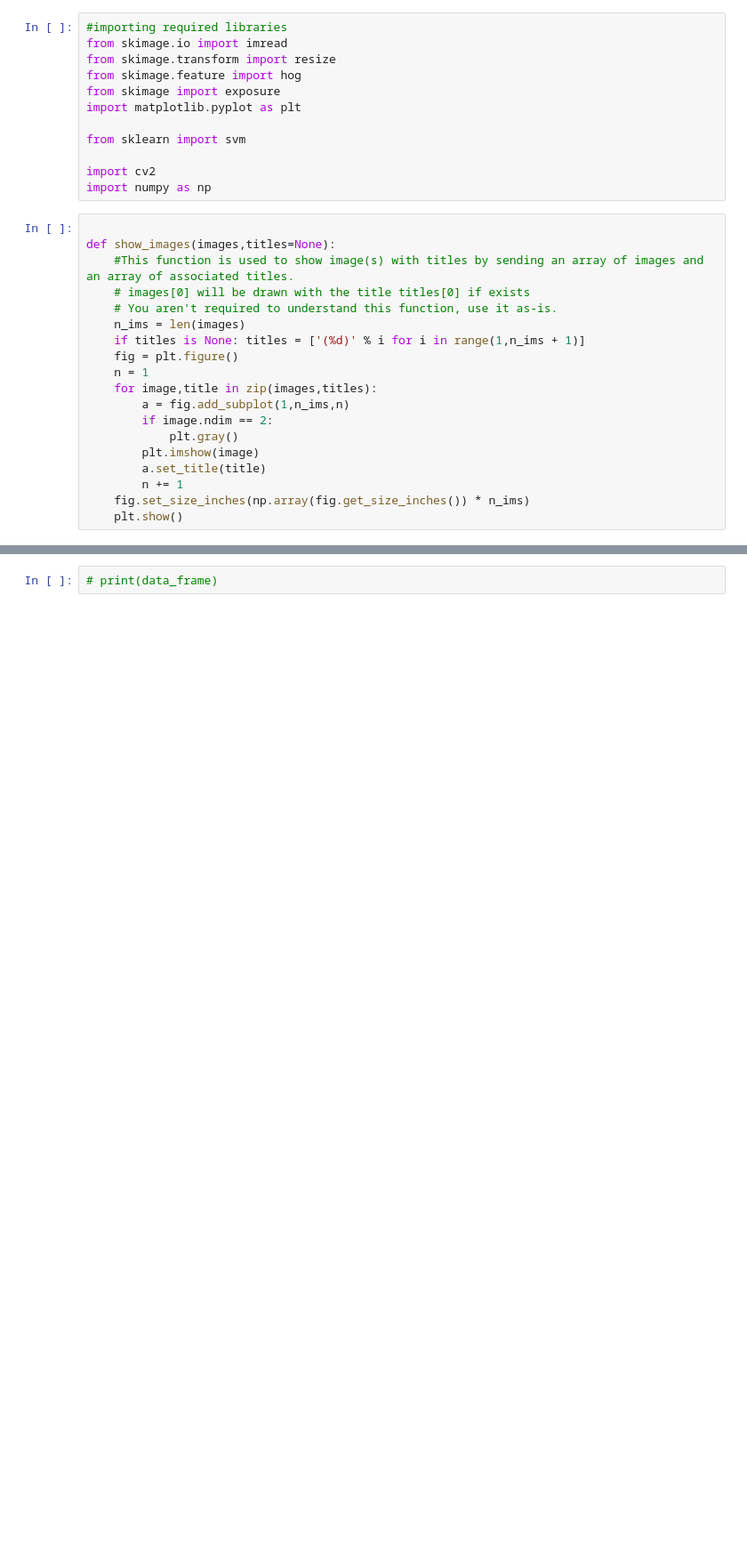
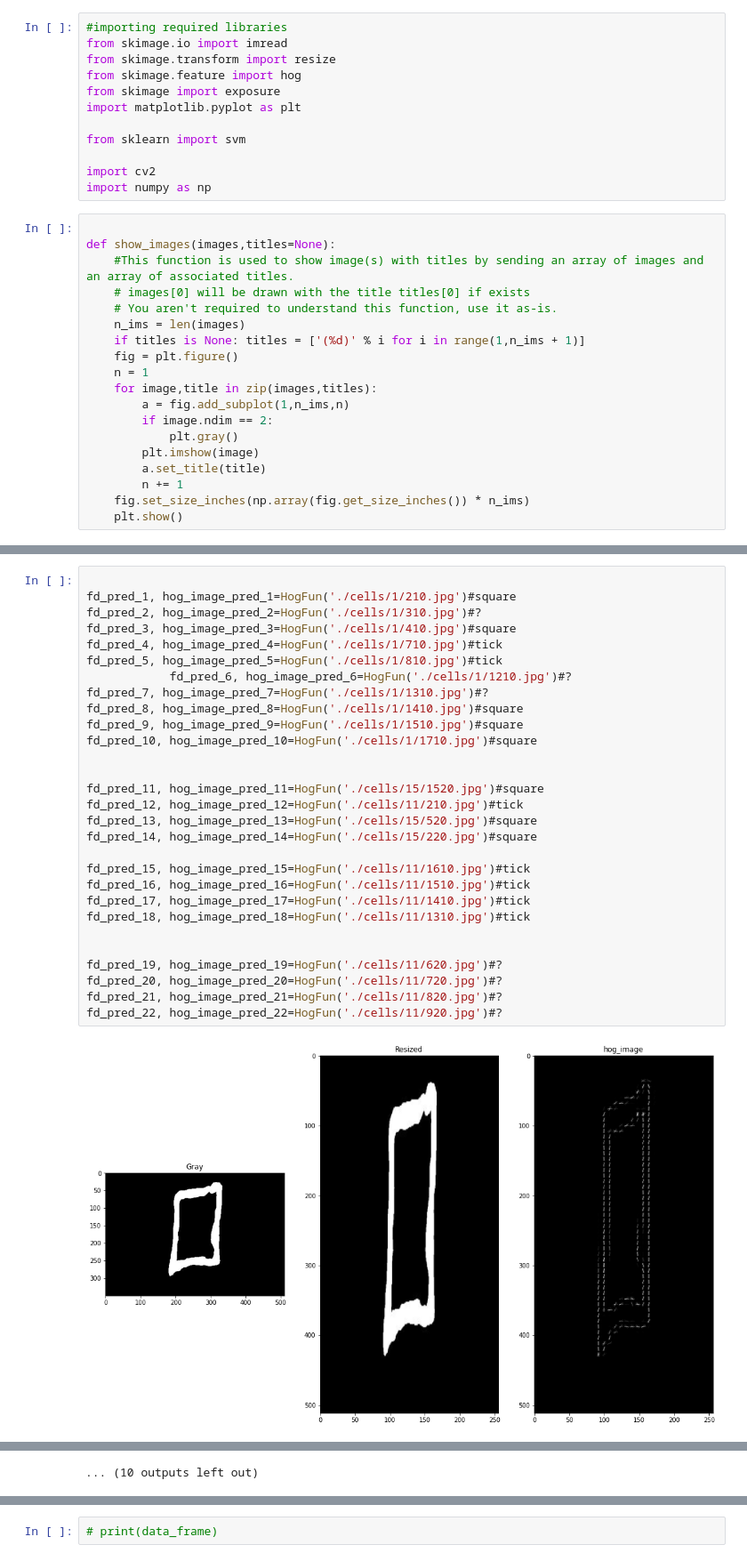
Before and after one commit to BasmaElhoseny01/Grades-Auto-Filler, a Jupyter notebook: HogPrediction.ipynb, the cells around one changed output, grey strips where cells are left out. Shown at 89% size. Cells and saved outputs as stored; diff of their text form; blank space fills up the shorter version.

```diff
--- a/HogPrediction.ipynb
+++ b/HogPrediction.ipynb
@@ -54,0 +178,31 @@ def HogFun(path):
+# %%
+
+fd_pred_1, hog_image_pred_1=HogFun('./cells/1/210.jpg')#square
+fd_pred_2, hog_image_pred_2=HogFun('./cells/1/310.jpg')#?
+fd_pred_3, hog_image_pred_3=HogFun('./cells/1/410.jpg')#square
+fd_pred_4, hog_image_pred_4=HogFun('./cells/1/710.jpg')#tick
+fd_pred_5, hog_image_pred_5=HogFun('./cells/1/810.jpg')#tick
+            fd_pred_6, hog_image_pred_6=HogFun('./cells/1/1210.jpg')#?
+fd_pred_7, hog_image_pred_7=HogFun('./cells/1/1310.jpg')#?
+fd_pred_8, hog_image_pred_8=HogFun('./cells/1/1410.jpg')#square
+fd_pred_9, hog_image_pred_9=HogFun('./cells/1/1510.jpg')#square
+fd_pred_10, hog_image_pred_10=HogFun('./cells/1/1710.jpg')#square
+
+
+fd_pred_11, hog_image_pred_11=HogFun('./cells/15/1520.jpg')#square
+fd_pred_12, hog_image_pred_12=HogFun('./cells/11/210.jpg')#tick
+fd_pred_13, hog_image_pred_13=HogFun('./cells/15/520.jpg')#square
+fd_pred_14, hog_image_pred_14=HogFun('./cells/15/220.jpg')#square
+
+fd_pred_15, hog_image_pred_15=HogFun('./cells/11/1610.jpg')#tick
+fd_pred_16, hog_image_pred_16=HogFun('./cells/11/1510.jpg')#tick
+fd_pred_17, hog_image_pred_17=HogFun('./cells/11/1410.jpg')#tick
+fd_pred_18, hog_image_pred_18=HogFun('./cells/11/1310.jpg')#tick
+
+
+fd_pred_19, hog_image_pred_19=HogFun('./cells/11/620.jpg')#?
+fd_pred_20, hog_image_pred_20=HogFun('./cells/11/720.jpg')#?
+fd_pred_21, hog_image_pred_21=HogFun('./cells/11/820.jpg')#?
+fd_pred_22, hog_image_pred_22=HogFun('./cells/11/920.jpg')#?
+# %% [output]
+[figure, added]
@@ -54,0 +220 @@ def HogFun(path):
+... (10 outputs left out)
```
Also changed, not shown: parts of 12 cells of this notebook, 27 other files.
